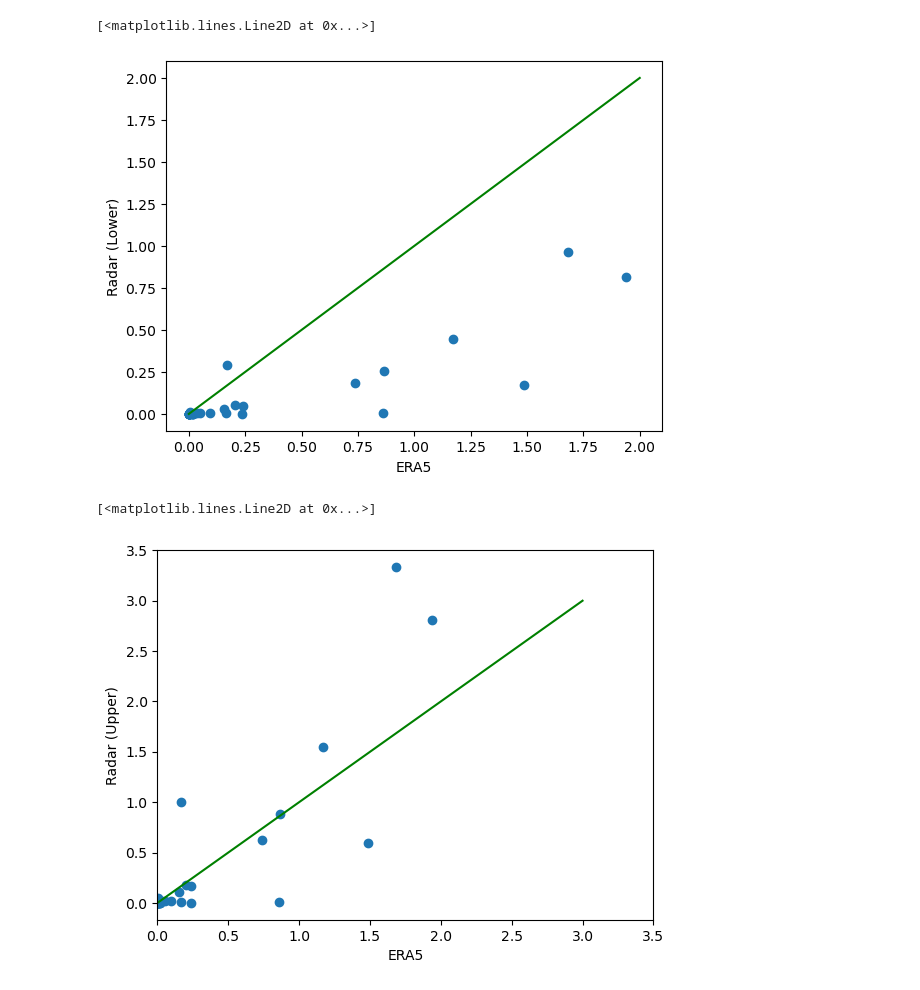
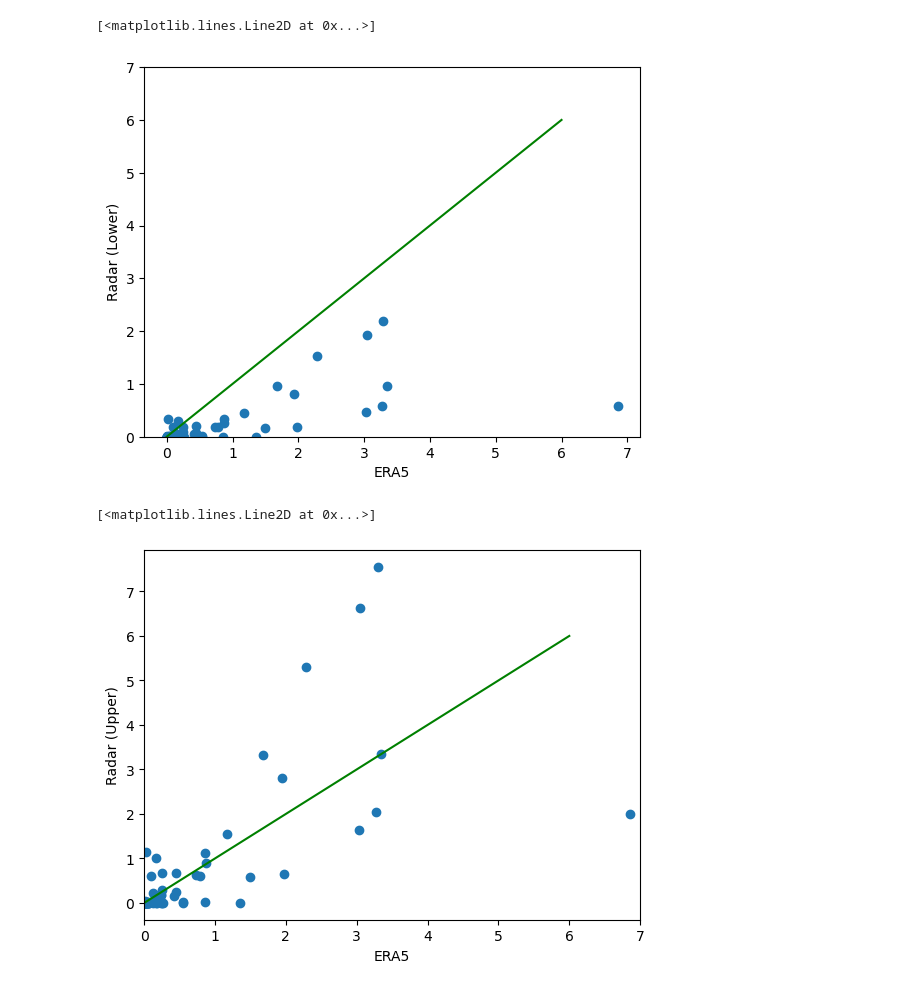
Before and after one commit to Troll-Observing-Network/neumayer-snowfall, a Jupyter notebook: TrollMarchAccum.ipynb, the cells around one changed output. Drawn from its saved outputs; the diff is of its cells as text; code cells hidden in the pictures.

```diff
--- a/TrollMarchAccum.ipynb
+++ b/TrollMarchAccum.ipynb
@@ -57,5 +14,5 @@ filling off
 # %%
-radar_accum = np.zeros([31])
+radar_accum = np.zeros([92])
 daily_accum = {}
 
 i = 0
@@ -99,4 +56,4 @@ daily_series = pd.Series(daily_accum)
 daily_series.index = pd.to_datetime(daily_series.index)
 daily_series.name = 'snowfall_accumulation_mm'
 daily_series.index.name = 'date'
-daily_series.to_csv('troll_radar_march_accum.csv')
+#daily_series.to_csv('troll_radar_march_accum.csv')
@@ -203,6 +82,6 @@ print(eraLowerAccum)
 # %%
-accum_daily_low = np.sum(minMod[:744].reshape(31, 24), axis=1)
-accum_daily_high = np.sum(maxMod[:744].reshape(31, 24), axis=1)
+accum_daily_low = np.sum(minMod[:2208].reshape(92, 24), axis=1)
+accum_daily_high = np.sum(maxMod[:2208].reshape(92, 24), axis=1)
 # %%
 plt.scatter(accum_daily_low, radar_accum)
 plt.xlabel("ERA5")
@@ -214,5 +94,5 @@ plt.plot(np.arange(0, 3), np.arange(0, 3), c='g')
 # %%
-radar_accum_upper = np.zeros([31])
+radar_accum_upper = np.zeros([92])
 
 i = 0
 for file in file_list:
@@ -294,18 +174,19 @@ print(np.sum(radar_accum_upper))
 # %%
 plt.scatter(accum_daily_low, radar_accum_upper)
 plt.xlabel("ERA5")
 plt.ylabel("Radar (Lower)")
-plt.plot(np.arange(0, 3), np.arange(0, 3), c='g')
+plt.ylim(0, 7)
+plt.plot(np.arange(0, 7), np.arange(0, 7), c='g')
 # %% [output]
 [<matplotlib.lines.Line2D at 0x...>]
-[figure, old version]
+[figure, new version]
 # %%
 plt.scatter(accum_daily_low, radar_accum_lower)
 plt.xlabel("ERA5")
 plt.ylabel("Radar (Upper)")
-plt.xlim(0, 3.5)
-plt.plot(np.arange(0, 4), np.arange(0, 4), c='g')
+plt.xlim(0, 7)
+plt.plot(np.arange(0, 7), np.arange(0, 7), c='g')
 # %% [output]
 [<matplotlib.lines.Line2D at 0x...>]
-[figure, old version]
+[figure, new version]
 # %%
```
Also changed, not shown: parts of 13 cells of this notebook, 1 other file.
